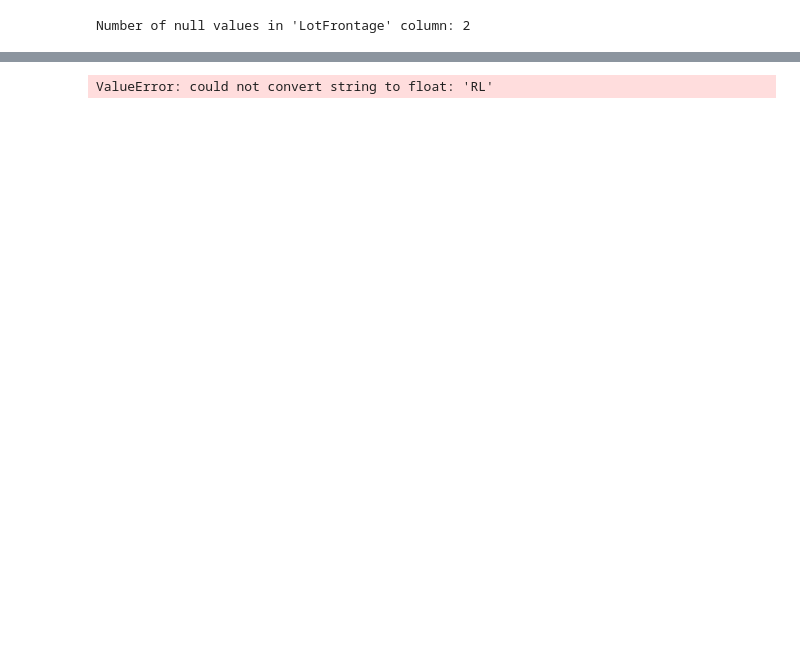
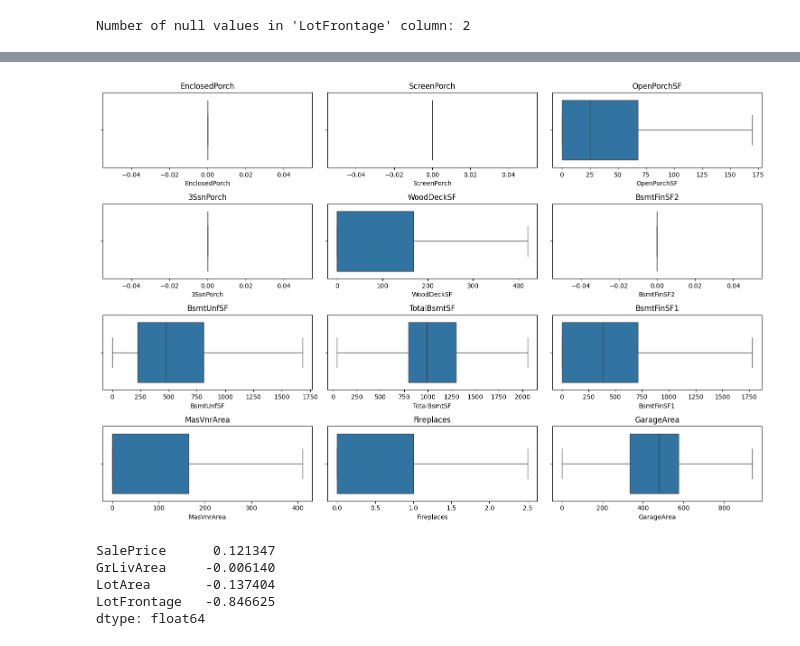
Before and after one commit to habiba-darwish/Housing-Prices-Prediction-using-Machine-Learning, a Jupyter notebook: dataset_preprocessing.ipynb, the cells around one changed output, grey strips where cells are left out. Cells and saved outputs as stored; diff of their text form; code cells hidden in the pictures; blank space fills up the shorter version.

```diff
--- a/dataset_preprocessing.ipynb
+++ b/dataset_preprocessing.ipynb
@@ -392,0 +545,2 @@ Number of null values in 'LotFrontage' column: 2
+# %%
+dataset['LotFrontage'].fillna(dataset[dataset['BldgType'] == '2fmCon']['LotFrontage'].median(), inplace=True)
@@ -392,0 +575,13 @@ Number of null values in 'LotFrontage' column: 2
+# %%
+num_cols = dataset.select_dtypes(include=['int64', 'float64']).columns
+outliers = {}
+for col in num_cols:
+    Q1 = dataset[col].quantile(0.25)
+    Q3 = dataset[col].quantile(0.75)
+    IQR = Q3 - Q1
+    lower_bound = Q1 - 1.5 * IQR
+    upper_bound = Q3 + 1.5 * IQR
+    outliers[col] = ((dataset[col] < lower_bound) | (dataset[col] > upper_bound)).sum()
+
+outliers_df = pd.DataFrame(outliers.items(), columns=['Feature', 'Outlier Count'])
+print(outliers_df.sort_values(by='Outlier Count', ascending=False))
@@ -393,5 +606,37 @@ Number of null values in 'LotFrontage' column: 2
+# %%
+# List of features to cap extreme values
+cap_features = ['EnclosedPorch', 'ScreenPorch', 'OpenPorchSF', '3SsnPorch', 'WoodDeckSF',
+                'BsmtFinSF2', 'BsmtUnfSF', 'TotalBsmtSF', 'BsmtFinSF1',
+                'MasVnrArea', 'Fireplaces', 'GarageArea', 'GarageCars']
+
+for col in cap_features:
+    Q1 = dataset[col].quantile(0.25)
+    Q3 = dataset[col].quantile(0.75)
+    IQR = Q3 - Q1
+    lower_bound = Q1 - 1.5 * IQR
+    upper_bound = Q3 + 1.5 * IQR
+    dataset[col] = np.clip(dataset[col], lower_bound, upper_bound)
+# %%
+skewed_cols = ['LotArea', 'LotFrontage', 'SalePrice', 'GrLivArea']
+
+# Apply log transformation
+for col in skewed_cols:
+    dataset[col] = np.log1p(dataset[col])  # log1p(x) = log(x + 1) to handle zeros
+# %%
+plt.figure(figsize=(15, 10))
+for i, col in enumerate(cap_features[:12]):  # Show first 12 capped features
+    plt.subplot(4, 3, i + 1)
+    sns.boxplot(x=dataset[col])
+    plt.title(col)
+plt.tight_layout()
+plt.show()
+# %% [output]
+[figure, added]
 # %%
-correlation_masvnr = dataset.corr()['MasVnrArea'].sort_values(ascending=False)
-print(correlation_masvnr)
+print(dataset[skewed_cols].skew().sort_values(ascending=False))
 # %% [output]
-ValueError: could not convert string to float: 'RL'
+SalePrice      0.121347
+GrLivArea     -0.006140
+LotArea       -0.137404
+LotFrontage   -0.846625
+dtype: float64
```
Also changed, not shown: parts of 19 cells of this notebook.
